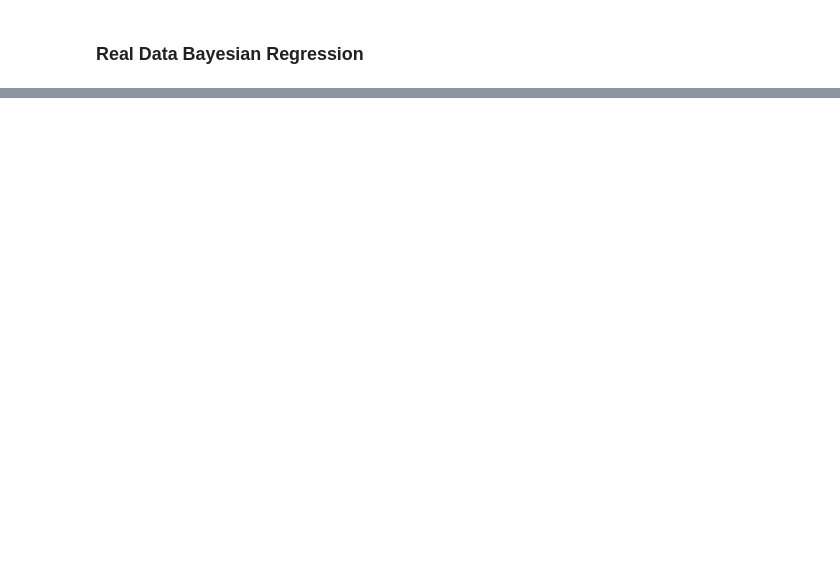
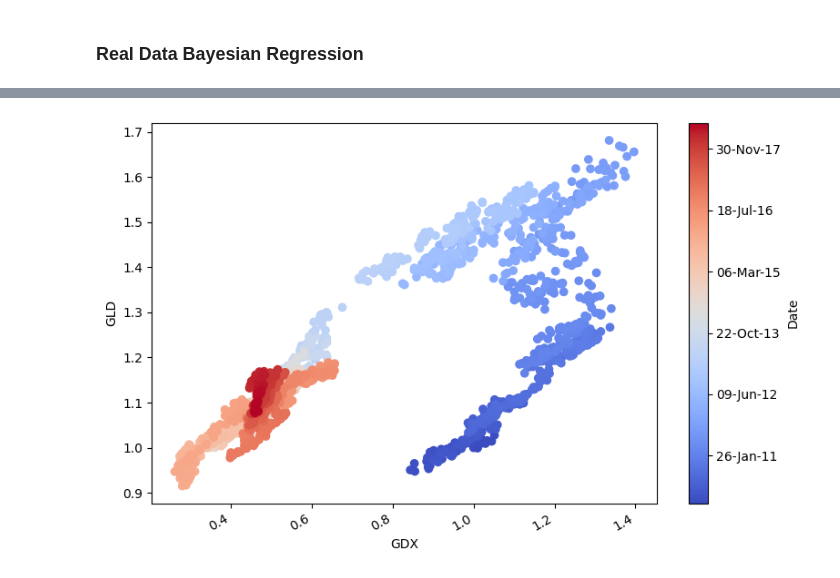
Before and after one commit to giacomoscanavini/quant_finance, a Jupyter notebook: python_for_finance/bayesian_regression.ipynb, the cells around one changed output, grey strips where cells are left out. Saved outputs shown, nothing was run; the diff lists cells and outputs as text; code cells hidden in the pictures; blank space fills up the shorter version.

```diff
--- a/python_for_finance/bayesian_regression.ipynb
+++ b/python_for_finance/bayesian_regression.ipynb
@@ -149,0 +173,28 @@ plt.show()
+# %%
+import matplotlib.dates as mdates
+
+dates = pd.to_datetime(data.index)
+
+# Convert dates to Matplotlib numeric date format
+dates_num = mdates.date2num(dates)
+
+fig, ax = plt.subplots(1, 1, figsize=(8, 5))
+sc = ax.scatter(
+    data["GDX"],
+    data["GLD"],
+    marker="o",
+    c=dates_num,
+    cmap="coolwarm"
+)
+ax.set_xlabel("GDX")
+ax.set_ylabel("GLD")
+# Add colorbar
+cbar = fig.colorbar(sc, ax=ax)
+cbar.set_label("Date")
+# Format colorbar ticks as dates
+cbar.ax.yaxis.set_major_formatter(mdates.DateFormatter("%d-%b-%y"))
+fig.autofmt_xdate()
+plt.tight_layout()
+plt.show()
+# %% [output]
+[figure, added]
```
Also changed, not shown: parts of 13 cells of this notebook.
